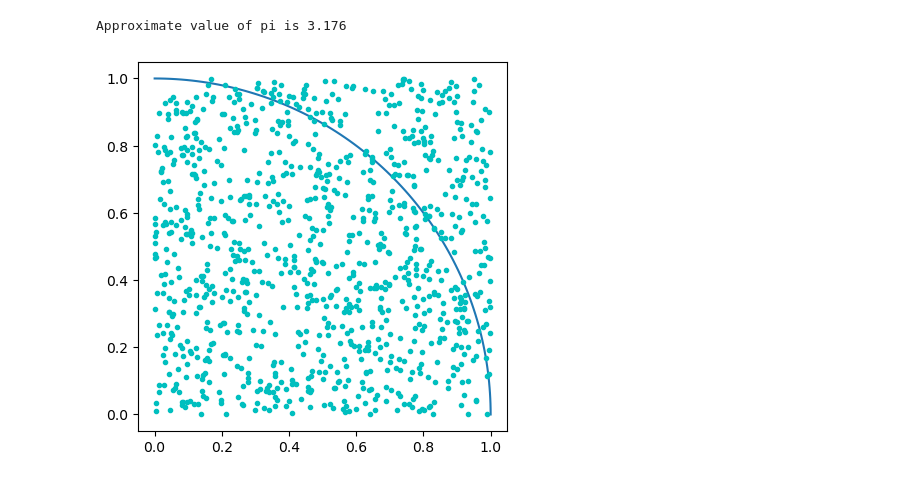
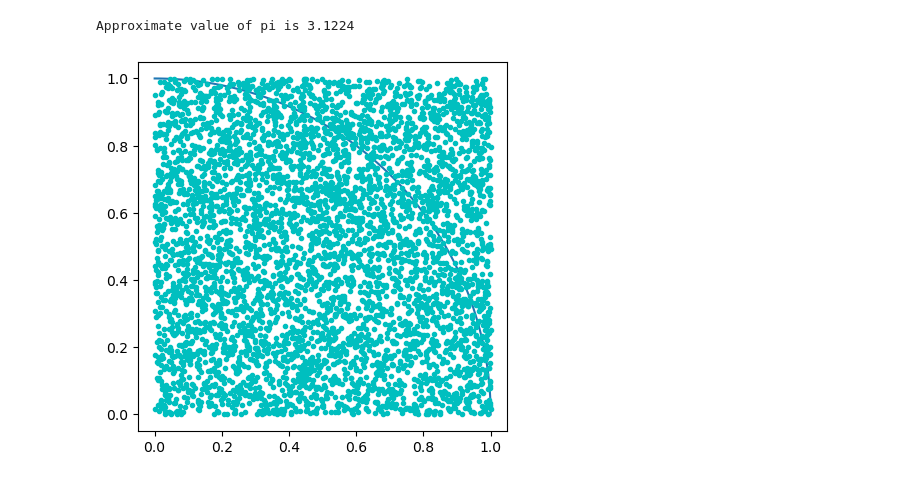
Before and after one commit to FLAGlab/maia-aprendizaje-por-refuerzo, a Jupyter notebook: semana5/py-estimations.ipynb, the cells around one changed output. Saved outputs shown, nothing was run; the diff lists cells and outputs as text; code cells hidden in the pictures.

```diff
--- a/semana5/py-estimations.ipynb
+++ b/semana5/py-estimations.ipynb
@@ -1,39 +1,56 @@
 # %%
 import numpy as np
 import math
 import random
 import matplotlib.pyplot as plt
 %matplotlib inline
 
 square_size = 1
 points_inside_circle = 0
 points_inside_square = 0
-sample_size = 1000
+#sample_size = 1000
 arc = np.linspace(0, np.pi/2, 100)
 
 def generate_points(size):
     x = random.random()*size
     y = random.random()*size
     return (x, y)
 
 
 def is_in_circle(point, size):
     return math.sqrt(point[0]**2 + point[1]**2) <= size
 
 def compute_pi(points_inside_circle, points_inside_square):
     return 4 * (points_inside_circle / points_inside_square)
 
-plt.axes().set_aspect('equal')
-plt.plot(1*np.cos(arc), 1*np.sin(arc))
+def progressive_pi(sample_size):
+    points_inside_circle = 0
+    points_inside_square = 0
+    for i in range(sample_size):
+        point = generate_points(square_size)
+        if is_in_circle(point, square_size):
+            points_inside_circle +=1
+        points_inside_square += 1
+        print("The {} value of pi is {}" .format(i+1, compute_pi(points_inside_circle, points_inside_square)))
 
-for i in range(sample_size):
-    point = generate_points(square_size)
-    plt.plot(point[0], point[1], 'c.')
-    points_inside_square += 1
-    if is_in_circle(point, square_size):
-        points_inside_circle += 1
 
-print("Approximate value of pi is {}" .format(compute_pi(points_inside_circle, points_inside_square)))
+def full_pi(sample_size):
+    points_inside_circle = 0
+    points_inside_square = 0
+    plt.axes().set_aspect('equal')
+    plt.plot(1*np.cos(arc), 1*np.sin(arc))
+
+    for _ in range(sample_size):
+        point = generate_points(square_size)
+        plt.plot(point[0], point[1], 'c.')
+        points_inside_square += 1
+        if is_in_circle(point, square_size):
+            points_inside_circle += 1
+
+    print("Approximate value of pi is {}" .format(compute_pi(points_inside_circle, points_inside_square)))
+
+#progressive_pi(100)
+full_pi(5000)
 # %% [output]
-Approximate value of pi is 3.176
+Approximate value of pi is 3.1224
-[figure, old version]
+[figure, new version]
```
